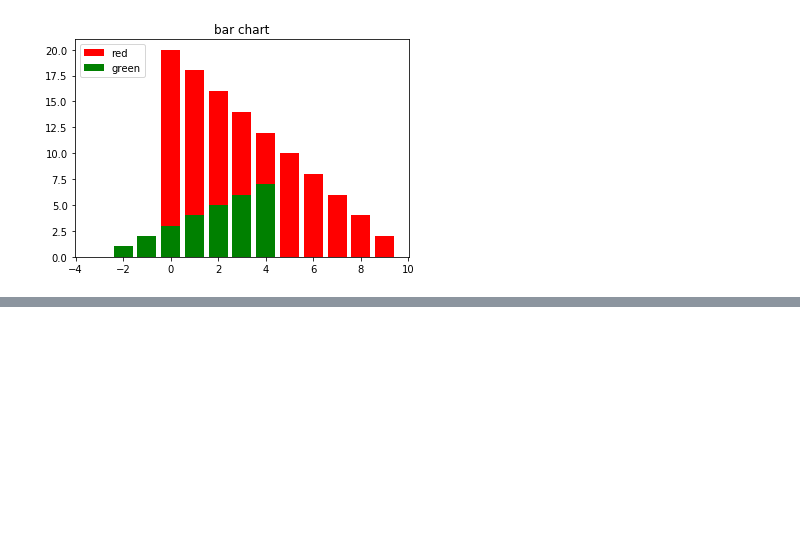
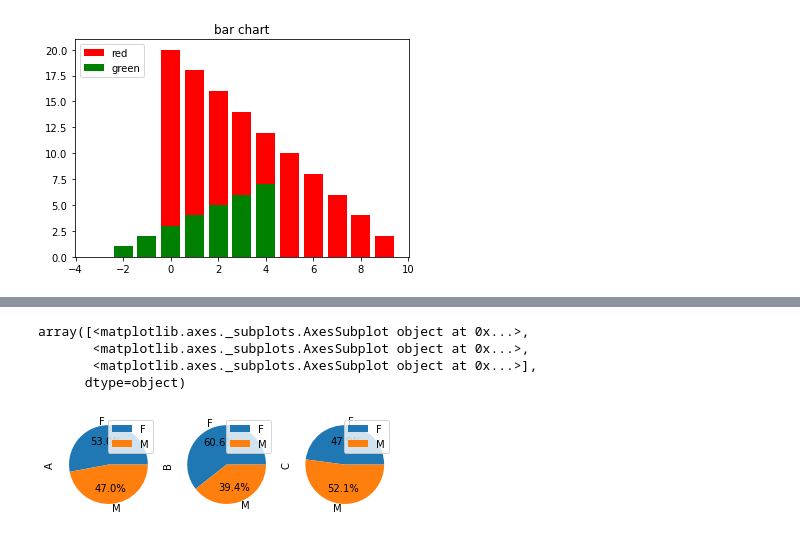
Before and after one commit to yuning-lin/AboutPython, a Jupyter notebook: Visualization/Visualization_Matplotlib.ipynb, the cells around one changed output, grey strips where cells are left out. Cells and saved outputs as stored; diff of their text form; code cells hidden in the pictures; blank space fills up the shorter version.

```diff
--- a/Visualization/Visualization_Matplotlib.ipynb
+++ b/Visualization/Visualization_Matplotlib.ipynb
@@ -54,0 +87,12 @@ plt.legend()
+# %%
+'''
+easier way to plot pie chart in subplots
+'''
+grouped = data.groupby(['class', 'gender'])['asset_value'].sum().reset_index()
+grouped.pivot('gender', 'class', 'asset_value').plot.pie(autopct="%.1f%%", subplots=True)
+# %% [output]
+array([<matplotlib.axes._subplots.AxesSubplot object at 0x...>,
+       <matplotlib.axes._subplots.AxesSubplot object at 0x...>,
+       <matplotlib.axes._subplots.AxesSubplot object at 0x...>],
+      dtype=object)
+[figure, added]
```
Also changed, not shown: parts of 3 cells of this notebook.
